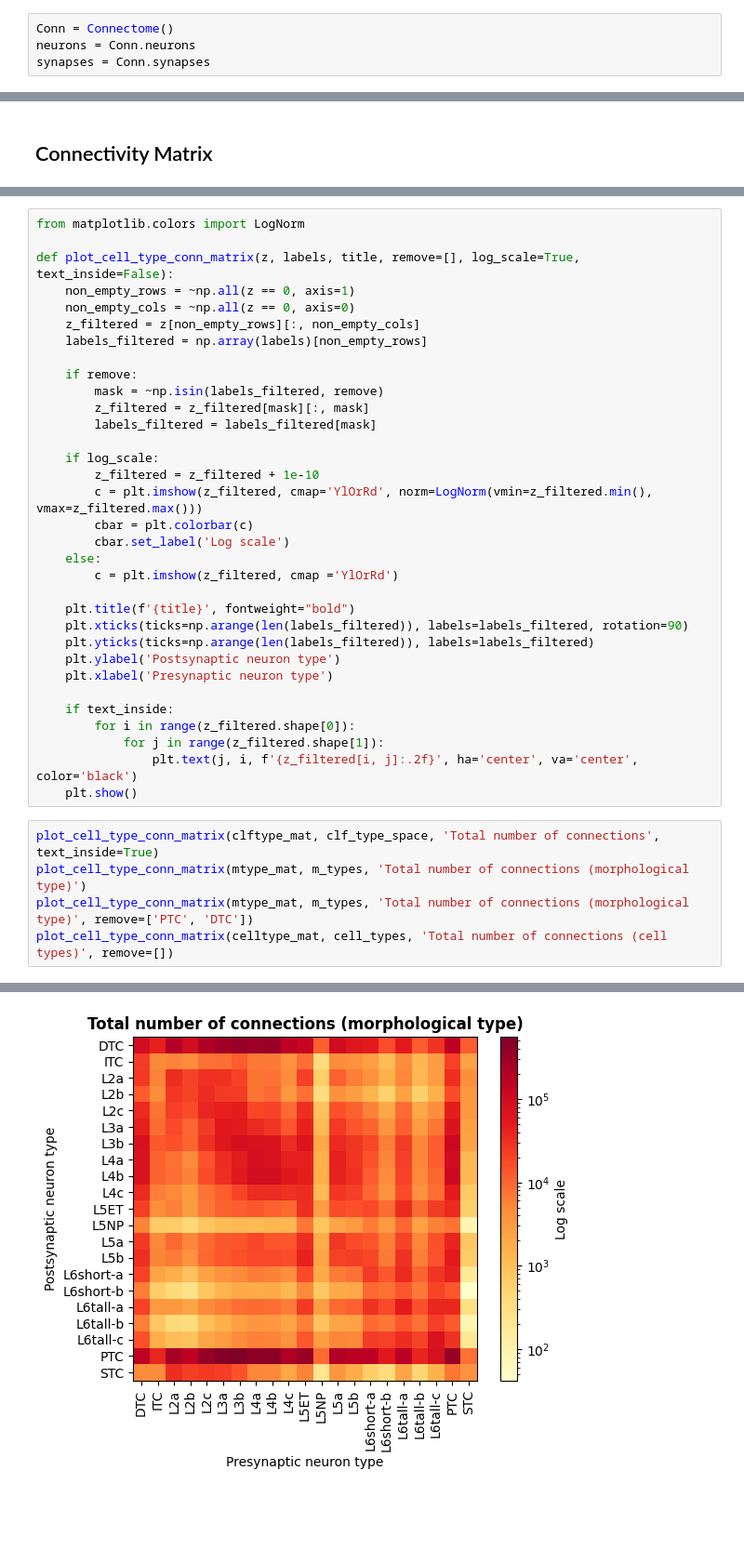
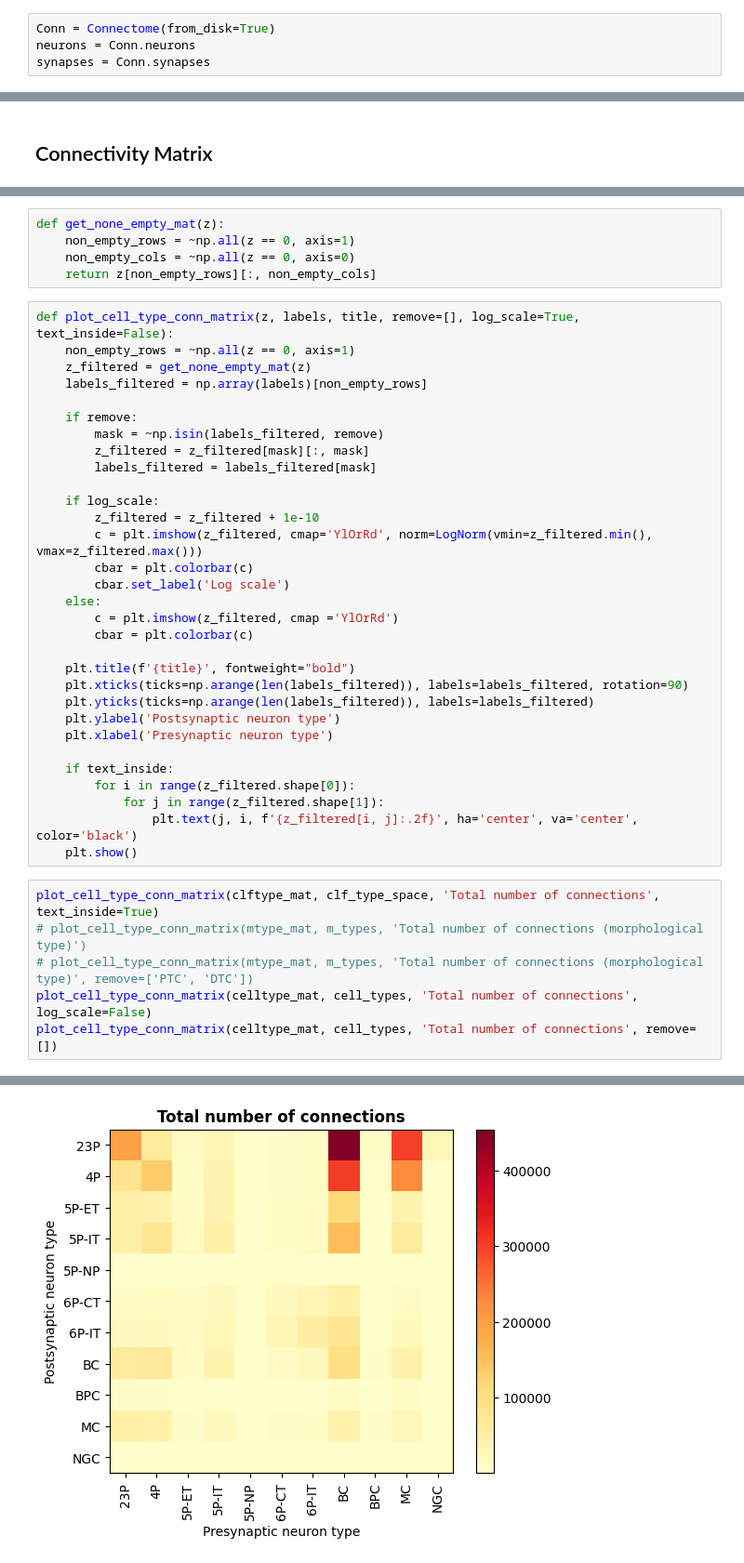
Before and after one commit to deangeckt/Dendro-Synaptome, a Jupyter notebook: analysis/connectome_connectivity_matrix.ipynb, the cells around one changed output, grey strips where cells are left out. Shown at 93% size. Saved outputs shown, nothing was run; the diff lists cells and outputs as text; blank space fills up the shorter version.

```diff
--- a/analysis/connectome_connectivity_matrix.ipynb
+++ b/analysis/connectome_connectivity_matrix.ipynb
@@ -17,7 +18,7 @@ import plotly.express as px
 import plotly.graph_objects as go
 clf_type_space = [e.value for e in ClfType]
 # %%
-Conn = Connectome()
+Conn = Connectome(from_disk=True)
 neurons = Conn.neurons
 synapses = Conn.synapses
 # %% [output]
@@ -69,10 +65,12 @@ clftype_mat = Conn.get_cell_type_conn_matrix('clf_type', clf_type_space)
+# %%
+def get_none_empty_mat(z):
+    non_empty_rows = ~np.all(z == 0, axis=1)
+    non_empty_cols = ~np.all(z == 0, axis=0)
+    return z[non_empty_rows][:, non_empty_cols]
 # %%
-from matplotlib.colors import LogNorm
-
 def plot_cell_type_conn_matrix(z, labels, title, remove=[], log_scale=True, text_inside=False):
     non_empty_rows = ~np.all(z == 0, axis=1)
-    non_empty_cols = ~np.all(z == 0, axis=0)
-    z_filtered = z[non_empty_rows][:, non_empty_cols]
+    z_filtered = get_none_empty_mat(z)
     labels_filtered = np.array(labels)[non_empty_rows]
 
     if remove:
@@ -87,6 +85,7 @@ def plot_cell_type_conn_matrix(z, labels, title, remove=[], log_scale=True, text
         cbar.set_label('Log scale')
     else:
         c = plt.imshow(z_filtered, cmap ='YlOrRd')
+        cbar = plt.colorbar(c)
 
     plt.title(f'{title}', fontweight="bold")
     plt.xticks(ticks=np.arange(len(labels_filtered)), labels=labels_filtered, rotation=90)
@@ -101,7 +100,8 @@ def plot_cell_type_conn_matrix(z, labels, title, remove=[], log_scale=True, text
     plt.show()
 # %%
 plot_cell_type_conn_matrix(clftype_mat, clf_type_space, 'Total number of connections', text_inside=True)
-plot_cell_type_conn_matrix(mtype_mat, m_types, 'Total number of connections (morphological type)')
-plot_cell_type_conn_matrix(mtype_mat, m_types, 'Total number of connections (morphological type)', remove=['PTC', 'DTC'])
-plot_cell_type_conn_matrix(celltype_mat, cell_types, 'Total number of connections (cell types)', remove=[])
+# plot_cell_type_conn_matrix(mtype_mat, m_types, 'Total number of connections (morphological type)')
+# plot_cell_type_conn_matrix(mtype_mat, m_types, 'Total number of connections (morphological type)', remove=['PTC', 'DTC'])
+plot_cell_type_conn_matrix(celltype_mat, cell_types, 'Total number of connections', log_scale=False)
+plot_cell_type_conn_matrix(celltype_mat, cell_types, 'Total number of connections', remove=[])
 # %% [output]
@@ -109 +109 @@ plot_cell_type_conn_matrix(celltype_mat, cell_types, 'Total number of connection
-[figure, old version]
+[figure, new version]
```
Also changed, not shown: parts of 14 cells of this notebook, 8 other files.
